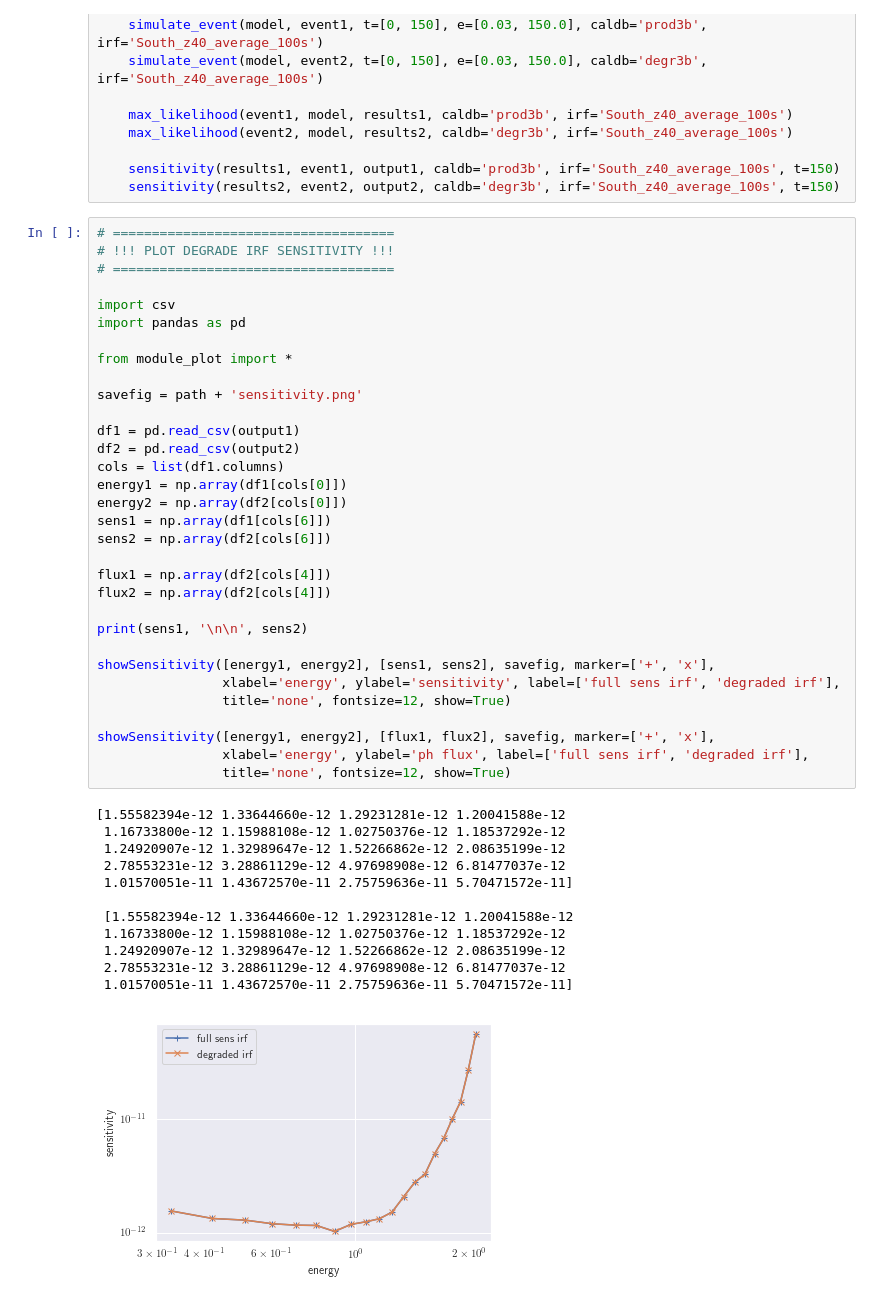
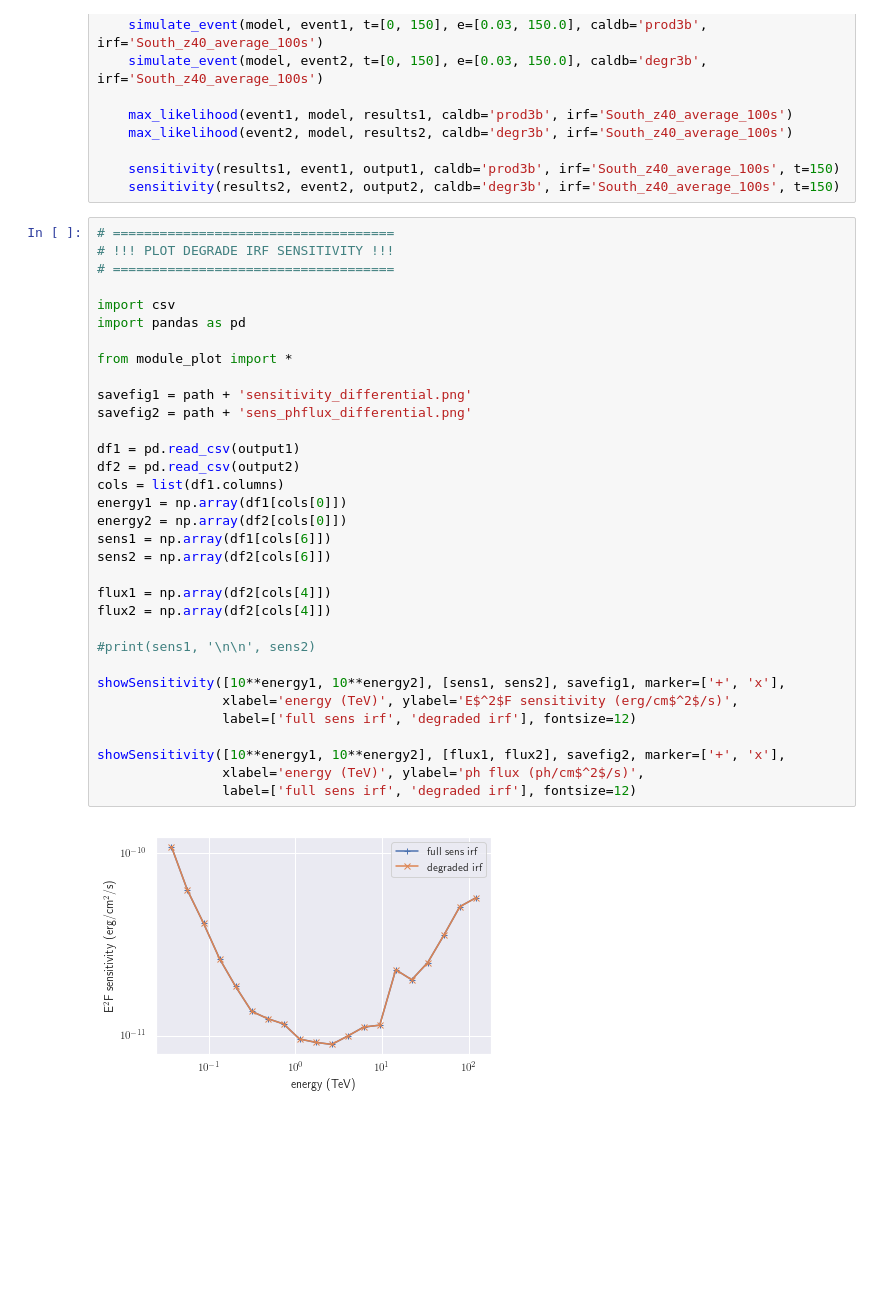
Before and after one commit to ambra-dipiano/thesis, a Jupyter notebook: notebook_IRFdegradation_v02.ipynb, the cells around one changed output. Cells and saved outputs as stored; diff of their text form; blank space fills up the shorter version.

Commit message:
[update] added to fcn sensitivity a type param and added ph flux plot in notebook IRF v02

```diff
--- a/notebook_IRFdegradation_v02.ipynb
+++ b/notebook_IRFdegradation_v02.ipynb
@@ -35,45 +35,35 @@ if do_sens is True :
 # %%
 # ====================================
 # !!! PLOT DEGRADE IRF SENSITIVITY !!!
 # ====================================
 
 import csv
 import pandas as pd
 
 from module_plot import *
 
-savefig = path + 'sensitivity.png'
+savefig1 = path + 'sensitivity_differential.png'
+savefig2 = path + 'sens_phflux_differential.png'
 
 df1 = pd.read_csv(output1)
 df2 = pd.read_csv(output2)
 cols = list(df1.columns)
 energy1 = np.array(df1[cols[0]])
 energy2 = np.array(df2[cols[0]])
 sens1 = np.array(df1[cols[6]])
 sens2 = np.array(df2[cols[6]])
 
 flux1 = np.array(df2[cols[4]])
 flux2 = np.array(df2[cols[4]])
 
-print(sens1, '\n\n', sens2)
+#print(sens1, '\n\n', sens2)
 
-showSensitivity([energy1, energy2], [sens1, sens2], savefig, marker=['+', 'x'],
-                xlabel='energy', ylabel='sensitivity', label=['full sens irf', 'degraded irf'],
-                title='none', fontsize=12, show=True)
+showSensitivity([10**energy1, 10**energy2], [sens1, sens2], savefig1, marker=['+', 'x'],
+                xlabel='energy (TeV)', ylabel='E$^2$F sensitivity (erg/cm$^2$/s)',
+                label=['full sens irf', 'degraded irf'], fontsize=12)
 
-showSensitivity([energy1, energy2], [flux1, flux2], savefig, marker=['+', 'x'],
-                xlabel='energy', ylabel='ph flux', label=['full sens irf', 'degraded irf'],
-                title='none', fontsize=12, show=True)
+showSensitivity([10**energy1, 10**energy2], [flux1, flux2], savefig2, marker=['+', 'x'],
+                xlabel='energy (TeV)', ylabel='ph flux (ph/cm$^2$/s)',
+                label=['full sens irf', 'degraded irf'], fontsize=12)
 # %% [output]
-[1.55582394e-12 1.33644660e-12 1.29231281e-12 1.20041588e-12
- 1.16733800e-12 1.15988108e-12 1.02750376e-12 1.18537292e-12
- 1.24920907e-12 1.32989647e-12 1.52266862e-12 2.08635199e-12
- 2.78553231e-12 3.28861129e-12 4.97698908e-12 6.81477037e-12
- 1.01570051e-11 1.43672570e-11 2.75759636e-11 5.70471572e-11]
-
- [1.55582394e-12 1.33644660e-12 1.29231281e-12 1.20041588e-12
- 1.16733800e-12 1.15988108e-12 1.02750376e-12 1.18537292e-12
- 1.24920907e-12 1.32989647e-12 1.52266862e-12 2.08635199e-12
- 2.78553231e-12 3.28861129e-12 4.97698908e-12 6.81477037e-12
- 1.01570051e-11 1.43672570e-11 2.75759636e-11 5.70471572e-11]
-[figure, old version]
+[figure, new version]
```
Also changed, not shown: parts of 1 cell of this notebook, 1 other file.
